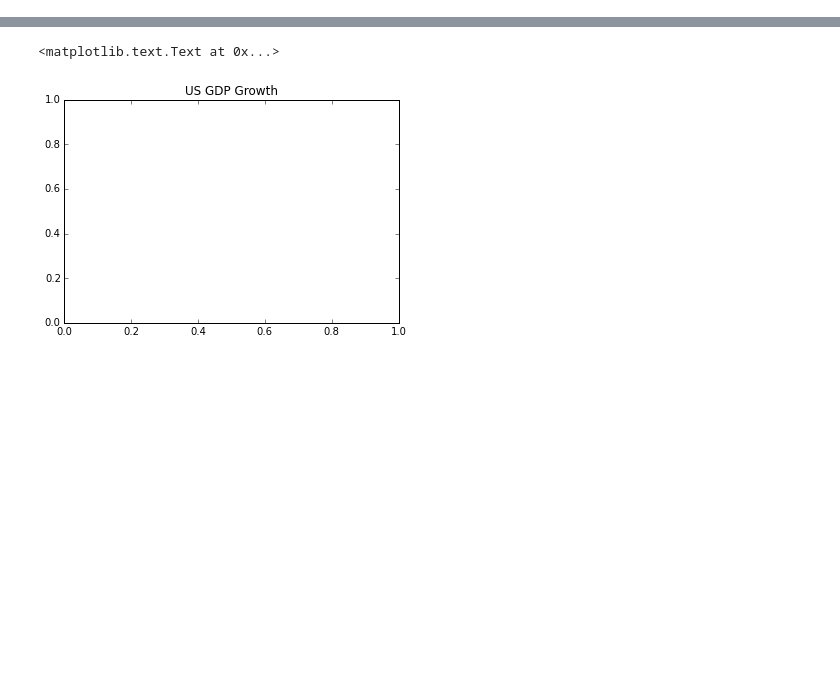
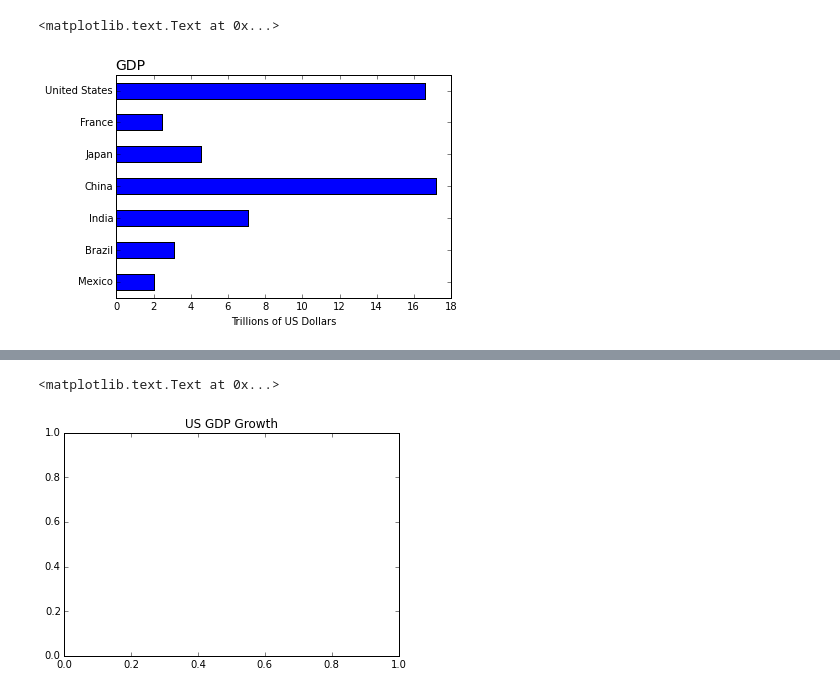
Before and after one commit to DaveBackus/Data_Bootcamp, a Jupyter notebook: Code/IPython/bootcamp_examples.ipynb, the cells around one changed output, grey strips where cells are left out. Cells and saved outputs as stored; diff of their text form; code cells hidden in the pictures; blank space fills up the shorter version.

```diff
--- a/Code/IPython/bootcamp_examples.ipynb
+++ b/Code/IPython/bootcamp_examples.ipynb
@@ -60,0 +71,7 @@ import matplotlib.pyplot as plt    # plotting tools
+# %%
+# read data from World Bank
+var = ['NY.GDP.PCAP.PP.KD', 'NY.GDP.MKTP.PP.KD']          # variable list
+iso  = ['USA', 'FRA', 'JPN', 'CHN', 'IND', 'BRA', 'MEX']  # country list (ISO codes)
+year = 2014
+df = wb.download(indicator=var, country=iso, start=year, end=year)
+df
@@ -60,0 +88,16 @@ import matplotlib.pyplot as plt    # plotting tools
+# %%
+# massage data
+df = df.reset_index(level='year', drop=True)
+df.columns = ['gdppc', 'gdp']
+df['gdp'] = df['gdp']/10**12           # convert to trillions
+df['gdppc'] = df['gdppc']/10**3        # convert to thousands
+df['order'] = [5, 3, 1, 4, 2, 6, 0]    # reorder countries
+df = df.sort(columns='order', ascending=False)
+# %%
+ax = df['gdp'].plot(kind='barh')
+ax.set_title('GDP', loc='left', fontsize=14)
+ax.set_xlabel('Trillions of US Dollars')
+ax.set_ylabel('')
+# %% [output]
+<matplotlib.text.Text at 0x...>
+[figure, added]
```
Also changed, not shown: parts of 27 cells of this notebook, 12 other files.
